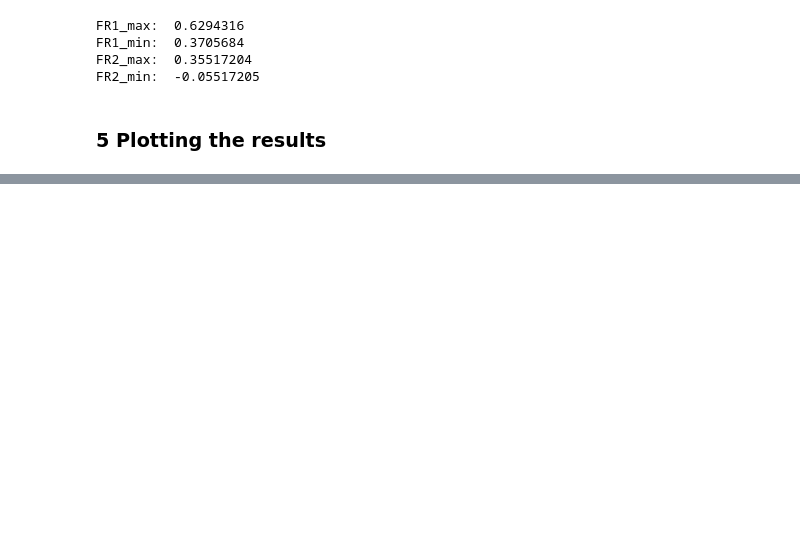
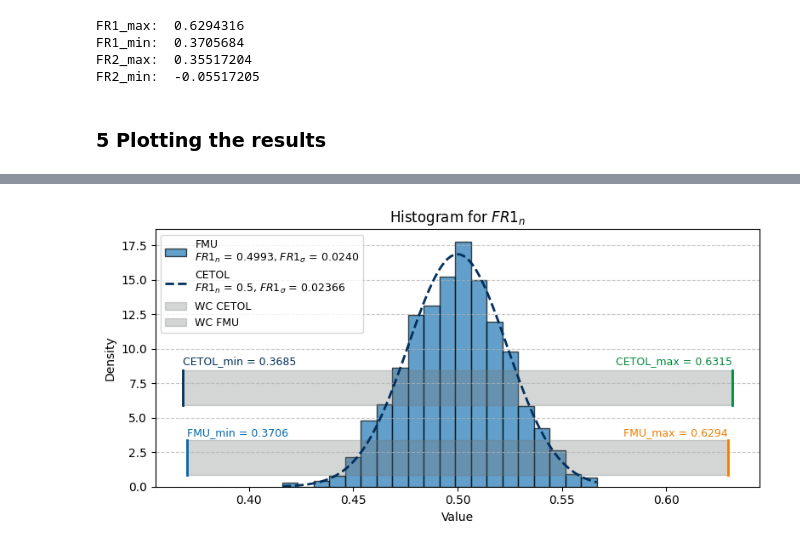
Before and after one commit to wredsen/fmugym, a Jupyter notebook: examples/geom_tolerance_source.ipynb, the cells around one changed output, grey strips where cells are left out. Saved outputs shown, nothing was run; the diff lists cells and outputs as text; code cells hidden in the pictures; blank space fills up the shorter version.

```diff
--- a/examples/geom_tolerance_source.ipynb
+++ b/examples/geom_tolerance_source.ipynb
@@ -45,7 +45,7 @@ class FMUEnv(FMUGym):
         for inp_name in self.input_dict:
             noise_mean = self.input_noise[inp_name].low[0]
             noise_std = self.input_noise[inp_name].high[0]
-            noise = abs(np.random.normal(noise_mean, noise_std, 1)[0]) # if normally distributed noise, implement custom sampling here
+            noise = np.random.normal(noise_mean, noise_std, 1)[0] # if normally distributed noise, implement custom sampling here
             input_noise.append(noise)
         return np.array(input_noise)
 
@@ -231,10 +231,15 @@ outputs:  {'FR1_max': 37, 'FR1_min': 38, 'FR2_max': 42, 'FR2_min': 43}
 nominal_inputs = np.array([0.1, 0.2, 0.1, 0.1, 0.1, 0.1, 0.2])
 dummyEnv_no_noise.reset()
 observation, reward, terminated, truncated, info = dummyEnv_no_noise.step(nominal_inputs)
-print("FR1_max: ", observation["observation"][0])
-print("FR1_min: ", observation["observation"][1])
-print("FR2_max: ", observation["observation"][2])
-print("FR2_min: ", observation["observation"][3])
+worst_case_values = observation["observation"]
+worst_case_FR1_max = observation["observation"][0]
+worst_case_FR1_min = observation["observation"][1]
+worst_case_FR2_max = observation["observation"][2]
+worst_case_FR2_min = observation["observation"][3]
+print("FR1_max: ", worst_case_FR1_max)
+print("FR1_min: ", worst_case_FR1_min)
+print("FR2_max: ", worst_case_FR2_max)
+print("FR2_min: ", worst_case_FR2_min)
 # %% [output]
 FR1_max:  0.6294316
 FR1_min:  0.3705684
@@ -275,0 +300,80 @@ for k in range(len(dummyEnv.output_dict)):
+# %%
+from scipy.stats import norm
+
+# Your histogram
+k = 0
+data = obs_collection[:, k]
+
+# Define nominal distribution
+CETOL_mean = 0.5
+CETOL_std = 0.02366
+
+# First tolerance band
+CETOL_wc_min = 0.368458
+CETOL_wc_max = 0.631542
+
+# Second tolerance band (custom values)
+FMU_wc_min = worst_case_FR1_min
+FMU_wc_max = worst_case_FR1_max
+
+# Corporate colors from TU Dresden CD
+TUD_BLUE = '#00305D'      # primary
+TUD_GREY = '#727777'      # secondary
+TUD_GREEN = '#00893A'     # for CETOL max
+TUD_HL_BLUE = '#0069B4'   # for FMU min
+TUD_ORANGE = '#EF7D00'    # for FMU max
+
+# Set up the figure
+fig, ax = plt.subplots(figsize=(8, 4))
+
+# Plot histogram
+count, bins, ignored = ax.hist(
+    data, bins=20, density=True, edgecolor='black', alpha=0.7,
+    label=f'FMU\n$FR1_n$ = {np.mean(data):.4f}, $FR1_\\sigma$ = {np.std(data):.4f}'
+)
+
+# Generate and plot the bell curve
+x = np.linspace(min(bins), max(bins), 100)
+bell_curve = norm.pdf(x, CETOL_mean, CETOL_std)
+ax.plot(x, bell_curve, linestyle='--', color=TUD_BLUE, linewidth=2,
+        label=f'CETOL\n$FR1_n$ = {CETOL_mean}, $FR1_\\sigma$ = {CETOL_std}')
+
+# Height and vertical positioning
+max_y = max(bell_curve)
+bar_height = max_y * 0.15
+
+# === First (top) grey bar — moved up ===
+bar1_bottom = max_y * 0.35
+bar1_top = bar1_bottom + bar_height
+ax.fill_between([CETOL_wc_min, CETOL_wc_max], bar1_bottom, bar1_top,
+                color=TUD_GREY, alpha=0.3, label='WC CETOL')
+ax.plot([CETOL_wc_min, CETOL_wc_min], [bar1_bottom, bar1_top], color=TUD_BLUE, linewidth=2)
+ax.plot([CETOL_wc_max, CETOL_wc_max], [bar1_bottom, bar1_top], color=TUD_GREEN, linewidth=2)
+ax.text(CETOL_wc_min, bar1_top + bar_height * 0.1,
+        f"CETOL_min = {CETOL_wc_min:.4f}", ha='left', va='bottom', fontsize=9, color=TUD_BLUE)
+ax.text(CETOL_wc_max, bar1_top + bar_height * 0.1,
+        f"CETOL_max = {CETOL_wc_max:.4f}", ha='right', va='bottom', fontsize=9, color=TUD_GREEN)
+
+# === Second (lower) grey bar ===
+bar2_bottom = max_y * 0.05
+bar2_top = bar2_bottom + bar_height
+ax.fill_between([FMU_wc_min, FMU_wc_max], bar2_bottom, bar2_top,
+                color=TUD_GREY, alpha=0.3, label='WC FMU')
+ax.plot([FMU_wc_min, FMU_wc_min], [bar2_bottom, bar2_top], color=TUD_HL_BLUE, linewidth=2)
+ax.plot([FMU_wc_max, FMU_wc_max], [bar2_bottom, bar2_top], color=TUD_ORANGE, linewidth=2)
+ax.text(FMU_wc_min, bar2_top + bar_height * 0.05,
+        f"FMU_min = {FMU_wc_min:.4f}", ha='left', va='bottom', fontsize=9, color=TUD_HL_BLUE)
+ax.text(FMU_wc_max, bar2_top + bar_height * 0.05,
+        f"FMU_max = {FMU_wc_max:.4f}", ha='right', va='bottom', fontsize=9, color=TUD_ORANGE)
+
+# Labels, grid, legend
+ax.set_xlabel("Value")
+ax.set_ylabel("Density")
+ax.set_title("Histogram for $FR1_n$")
+ax.grid(axis='y', linestyle='--', alpha=0.7)
+ax.legend(loc='upper left', bbox_to_anchor=(0, 1), frameon=True, fontsize=9)
+plt.tight_layout()
+plt.savefig("FR1_histogram.png", dpi=300, bbox_inches='tight')
+plt.show()
+# %% [output]
+[figure, added]
```
Also changed, not shown: parts of 12 cells of this notebook, 4 other files.
